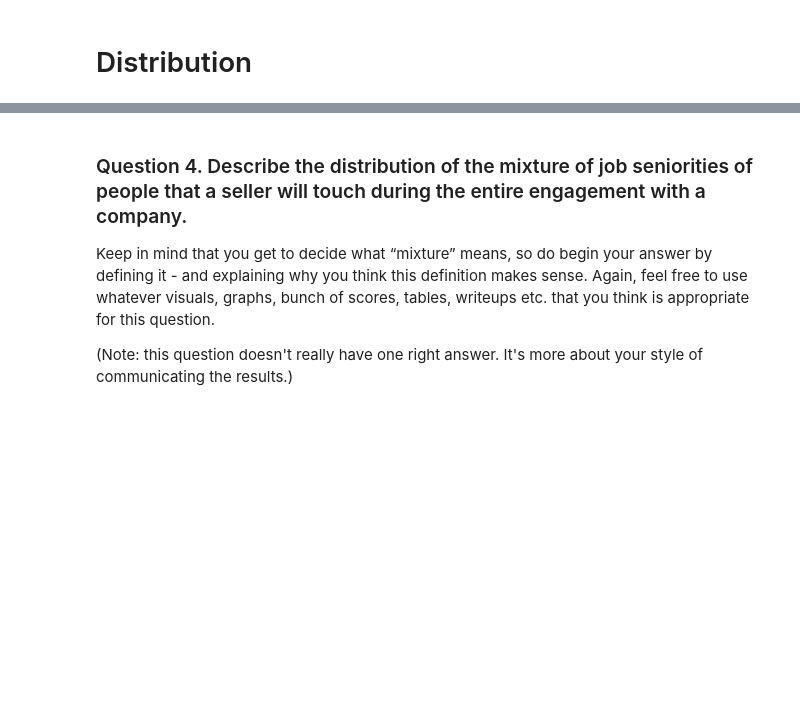
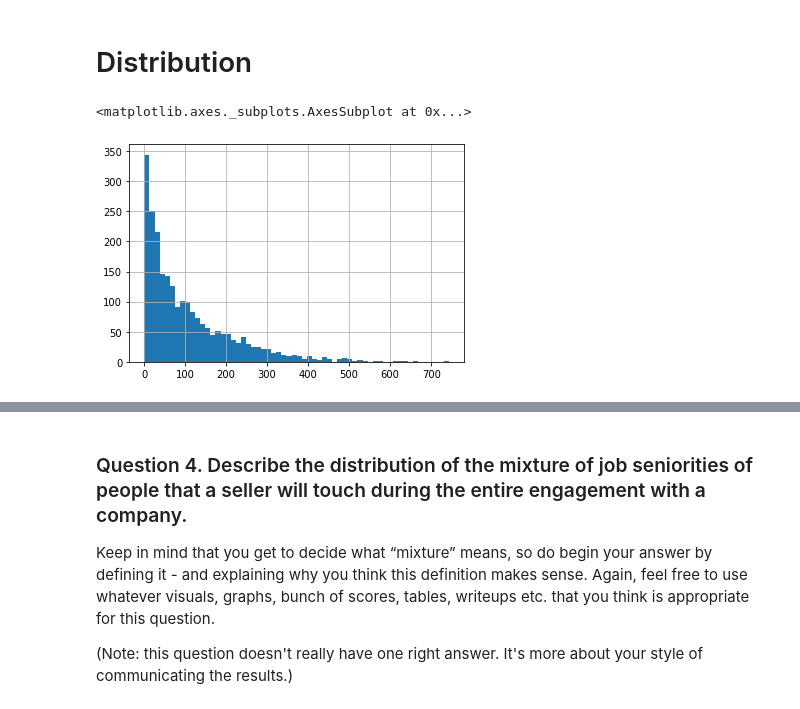
Before and after one commit to jeffersonzaki/datascientist-exercise, a Jupyter notebook: exercise.ipynb, the cells around one changed output, grey strips where cells are left out. Cells and saved outputs as stored; diff of their text form; code cells hidden in the pictures; blank space fills up the shorter version.

```diff
--- a/exercise.ipynb
+++ b/exercise.ipynb
@@ -289,3 +337,8 @@ Index(['person_id', 'company_id', 'opportunity_table_id', 'created_at',
 # %% [markdown]
 # Distribution
+# %%
+touch_df["number_of_job_seniorities"].hist(bins=60)
+# %% [output]
+<matplotlib.axes._subplots.AxesSubplot at 0x...>
+[figure, added]
 # %%
```
Also changed, not shown: parts of 25 cells of this notebook.
